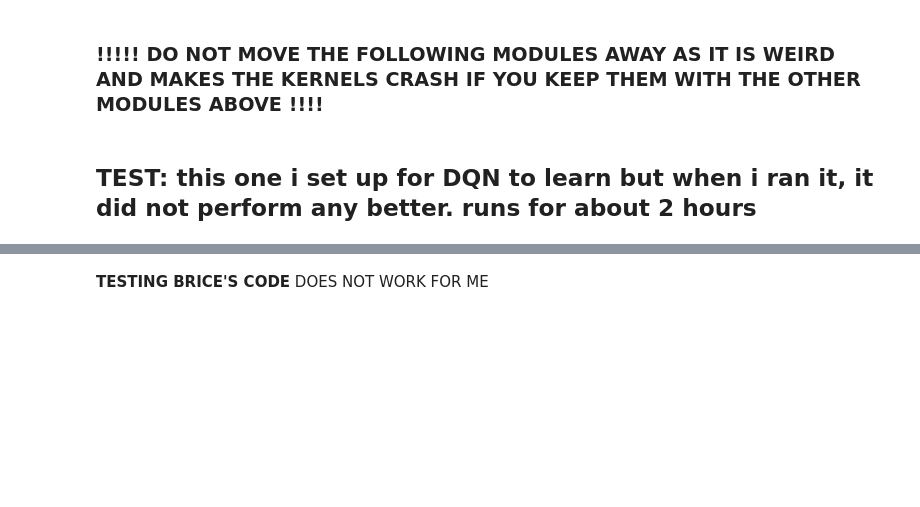
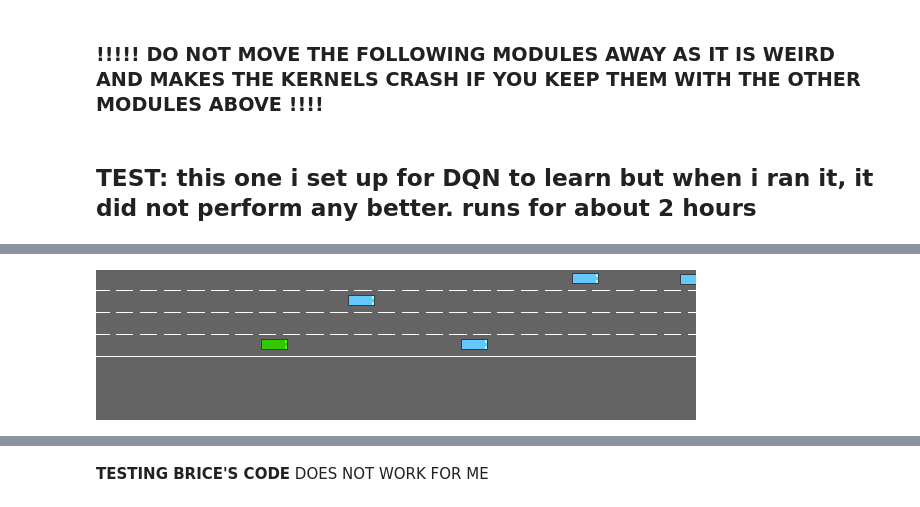
Before and after one commit to Juan-Carlos-D/NN-Team, a Jupyter notebook: Labs/Lab Four/Rough Drafts/RD 3.ipynb, the cells around one changed output, grey strips where cells are left out. Drawn from its saved outputs; the diff is of its cells as text; code cells hidden in the pictures; blank space fills up the shorter version.

```diff
--- a/Labs/Lab Four/Rough Drafts/RD 3.ipynb
+++ b/Labs/Lab Four/Rough Drafts/RD 3.ipynb
@@ -327,25 +346,27 @@ To being our analysis, a baseline was established by observing the behavior of a
 # %%
 # # === BASELINE (IDLE Policy) ===
-# idle_env = gymnasium.make("highway-v0", render_mode="rgb_array",
-#                           config={"lanes_count": 4, "collision_reward": -5,  'high_speed_reward': 0.6,
-#                                 'right_lane_reward': 0.2,
-#                                 'lane_change_reward': -0.05,
-#                                 'reward_speed_range': [15, 30],
-#                                 'vehicles_count': 40,
-#                                 'duration': 50})
-# idle_env.reset()
-# frames = []
+idle_env = gym.make("highway-v0", render_mode="rgb_array",
+                          config={"lanes_count": 4, "collision_reward": -5,  'high_speed_reward': 0.6,
+                                'right_lane_reward': 0.2,
+                                'lane_change_reward': -0.05,
+                                'reward_speed_range': [15, 30],
+                                'vehicles_count': 40,
+                                'duration': 50})
+idle_env.reset()
+frames = []
 
-# for _ in range(200):
-#     action = idle_env.unwrapped.action_type.actions_indexes["IDLE"]
-#     obs, reward, done, truncated, _ = idle_env.step(action)
-#     frames.append(idle_env.render())
-#     if done or truncated:
-#         break
+for _ in range(200):
+    action = idle_env.unwrapped.action_type.actions_indexes["IDLE"]
+    obs, reward, done, truncated, _ = idle_env.step(action)
+    frames.append(idle_env.render())
+    if done or truncated:
+        break
 
-# frames.extend([frames[-1]] * 15)
-# imageio.mimsave("idle_baseline.gif", frames, fps=5)
+frames.extend([frames[-1]] * 15)
+imageio.mimsave("idle_baseline.gif", frames, fps=5)
 
-# with open("idle_baseline.gif", "rb") as f:
-#     gif_bytes = f.read()
-# IPImage(data=gif_bytes, format='gif')
+with open("idle_baseline.gif", "rb") as f:
+    gif_bytes = f.read()
+IPImage(data=gif_bytes, format='gif')
+# %% [output]
+[figure, added]
```
Also changed, not shown: parts of 16 cells of this notebook, 1 other file.
